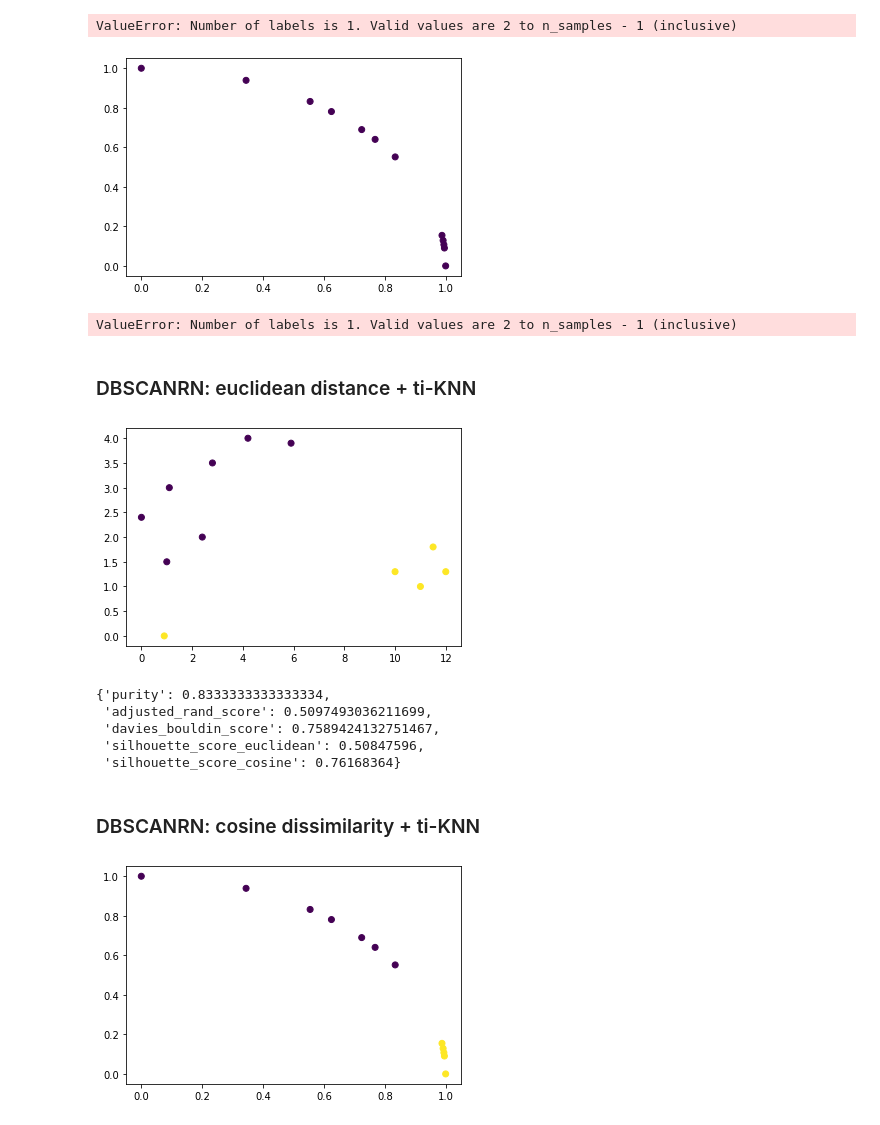
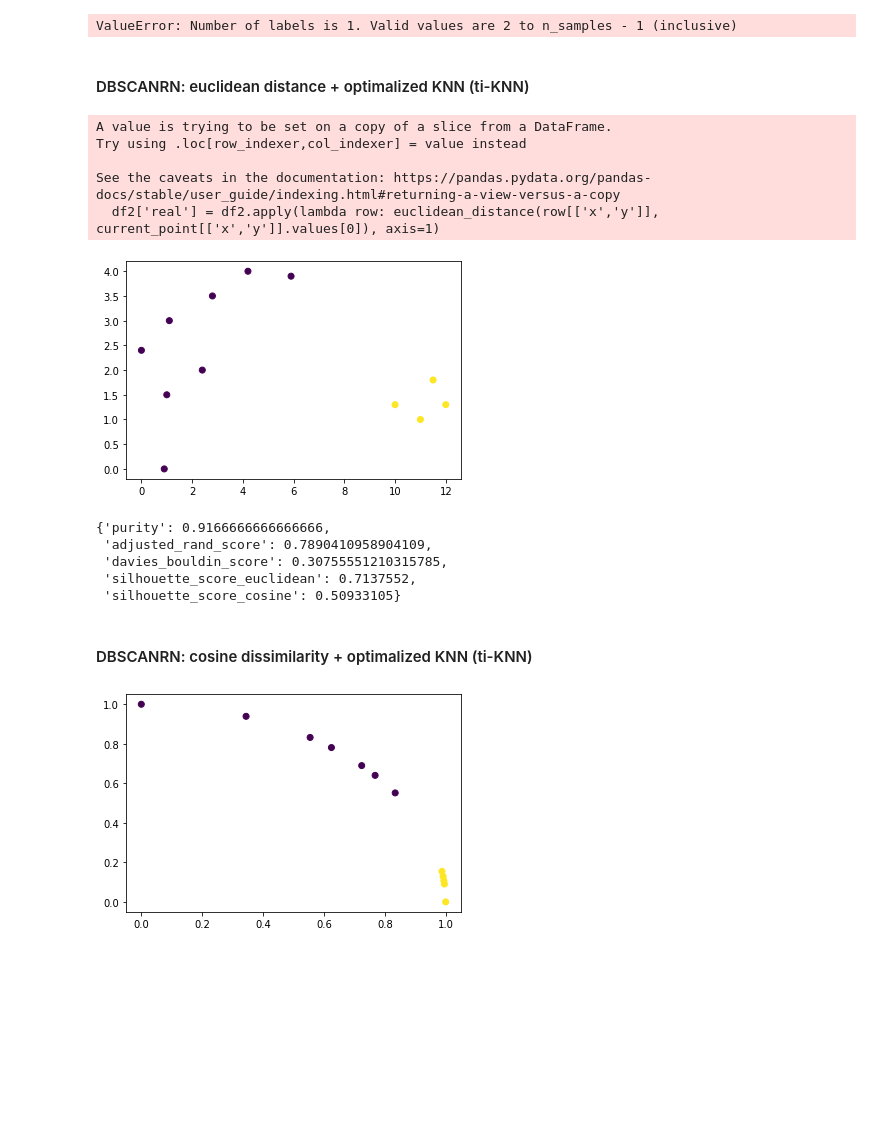
Before and after one commit to arek544/DBSCAN, a Jupyter notebook: dbscan_vs_dbscrn-v3.ipynb, the cells around one changed output. Saved outputs shown, nothing was run; the diff lists cells and outputs as text; code cells hidden in the pictures; blank space fills up the shorter version.

```diff
--- a/dbscan_vs_dbscrn-v3.ipynb
+++ b/dbscan_vs_dbscrn-v3.ipynb
@@ -195,6 +209,12 @@ def dbscan(X, epsilon, minPts, similarity):
 # %%
 def get_knn(current_index, neighbor_indices, k, similarity, X):
-
+    '''
+    current_index - index of given point,
+    neighbor_indices - indices of points for searching,
+    k - number of neighbors searched for current_index,
+    similarity - metric of similarity or distance bewteen two points,
+    X - dataset with point coordinates
+    '''
     # Remove current point from neighbors
     if current_index in neighbor_indices: neighbor_indices.remove(current_index)
 
@@ -205,6 +225,6 @@ def get_knn(current_index, neighbor_indices, k, similarity, X):
         neighbor_similaritys.append(similarity_measure)
 
     # Get k-nearest neighbors
-    sort_indices = np.argsort(neighbor_similaritys) # sort arguments and return indexes
+    sort_indices = np.argsort(neighbor_similaritys) # sort arguments and return indices
     neighbor_indices = np.array(neighbor_indices)
     return neighbor_indices[sort_indices][:k].tolist()
@@ -249,17 +322,6 @@ def check_pessimistic_estimation(df, df2, current_point):
     # get points with fake distance below max real distance
     return df[(df['pesimistic_distance'] < max_val['real']) & (df['pesimistic_distance'] > 1) & (df['real'].isna())]
 # %%
-all_point_indices = list(range(len(X_norm)))
-
-df = pd.DataFrame({
-    "index": all_point_indices,
-    "x": X_norm[all_point_indices][:,0],
-    "y": X_norm[all_point_indices][:,1],
-    'real': np.nan
-})
-
-k = 3
-
 def ti_knn(k, df, current_index, all_point_indices):
 
     # calculate distance to reference point, [0,1]
@@ -304,5 +366,5 @@ def get_tiknn(k, df, all_point_indices):
 # %%
-def gert_tirnn(k, df, point_indices):
+def get_tirnn(k, df, point_indices):
     point_tirnn = {}
     point_tiknn = get_tiknn(k, df, all_point_indices)
     for current_index in point_indices:
@@ -363,5 +377,15 @@ def dbscanrn(X, k, similarity):
 # %%
 def ti_dbscanrn(X, k, similarity):
+
+    # inidces of all points
+    all_point_indices = list(range(len(X)))
+
+    df = pd.DataFrame({
+    "index": all_point_indices,
+    "x": X[all_point_indices][:,0],
+    "y": X[all_point_indices][:,1],
+    'real': np.nan
+    })
 
     # each X point can be in one of 3 stages
     NOT_VISITED = 0 # not visited point
@@ -373,8 +397,7 @@ def ti_dbscanrn(X, k, similarity):
     cluster = np.array([0] * n) # cluster register
     state = np.array([NOT_VISITED] * n) # state register
     cluster_id = 1
-    all_point_indices = list(range(len(X))) # inidces of all points
-    point_rnn, point_knn = gert_tirnn(k, df, all_point_indices) # calculate RNN_k for all points
+    point_rnn, point_knn = get_tirnn(k, df, all_point_indices) # calculate RNN_k for all points
 
     # search for clusters
     def search(current_index, k):
@@ -520,40 +545,32 @@ evaluate(y_pred, y, X_norm)
 # %% [output]
 [figure]
 ValueError: Number of labels is 1. Valid values are 2 to n_samples - 1 (inclusive)
-# %%
-y_pred = dbscanrn(X=X_norm, k=4, similarity=cosine_similaryty_numpy)
-
-# display results
-fig, ax = plt.subplots()
-ax.scatter(X_norm[:,0], X_norm[:,1], c=y_pred)
-plt.show()
-
-# evaluation
-evaluate(y_pred, y, X_norm)
-# %% [output]
-[figure, removed]
-ValueError: Number of labels is 1. Valid values are 2 to n_samples - 1 (inclusive)
 # %% [markdown]
-### DBSCANRN: euclidean distance + ti-KNN
+#### DBSCANRN: euclidean distance + optimalized KNN (ti-KNN)
 # %%
-y_pred = ti_dbscanrn(X=X_norm, k=2, similarity=euclidean_distance)
+y_pred = ti_dbscanrn(X=X, k=2, similarity=euclidean_distance)
 
 # display results
 fig, ax = plt.subplots()
 ax.scatter(X[:,0], X[:,1], c=y_pred)
 plt.show()
 
 # evaluation
 evaluate(y_pred, y, X)
 # %% [output]
+A value is trying to be set on a copy of a slice from a DataFrame.
+Try using .loc[row_indexer,col_indexer] = value instead
+
+See the caveats in the documentation: https://pandas.pydata.org/pandas-docs/stable/user_guide/indexing.html#returning-a-view-versus-a-copy
+  df2['real'] = df2.apply(lambda row: euclidean_distance(row[['x','y']], current_point[['x','y']].values[0]), axis=1)
-[figure, old version]
+[figure, new version]
-{'purity': 0.8333333333333334,
- 'adjusted_rand_score': 0.5097493036211699,
- 'davies_bouldin_score': 0.7589424132751467,
- 'silhouette_score_euclidean': 0.50847596,
- 'silhouette_score_cosine': 0.76168364}
+{'purity': 0.9166666666666666,
+ 'adjusted_rand_score': 0.7890410958904109,
+ 'davies_bouldin_score': 0.30755551210315785,
+ 'silhouette_score_euclidean': 0.7137552,
+ 'silhouette_score_cosine': 0.50933105}
 # %% [markdown]
-### DBSCANRN: cosine dissimilarity + ti-KNN
+#### DBSCANRN: cosine dissimilarity + optimalized KNN (ti-KNN)
 # %%
 y_pred = ti_dbscanrn(X=X_norm, k=2, similarity=cosine_dissimilarity)
 
```
Also changed, not shown: parts of 55 cells of this notebook.
